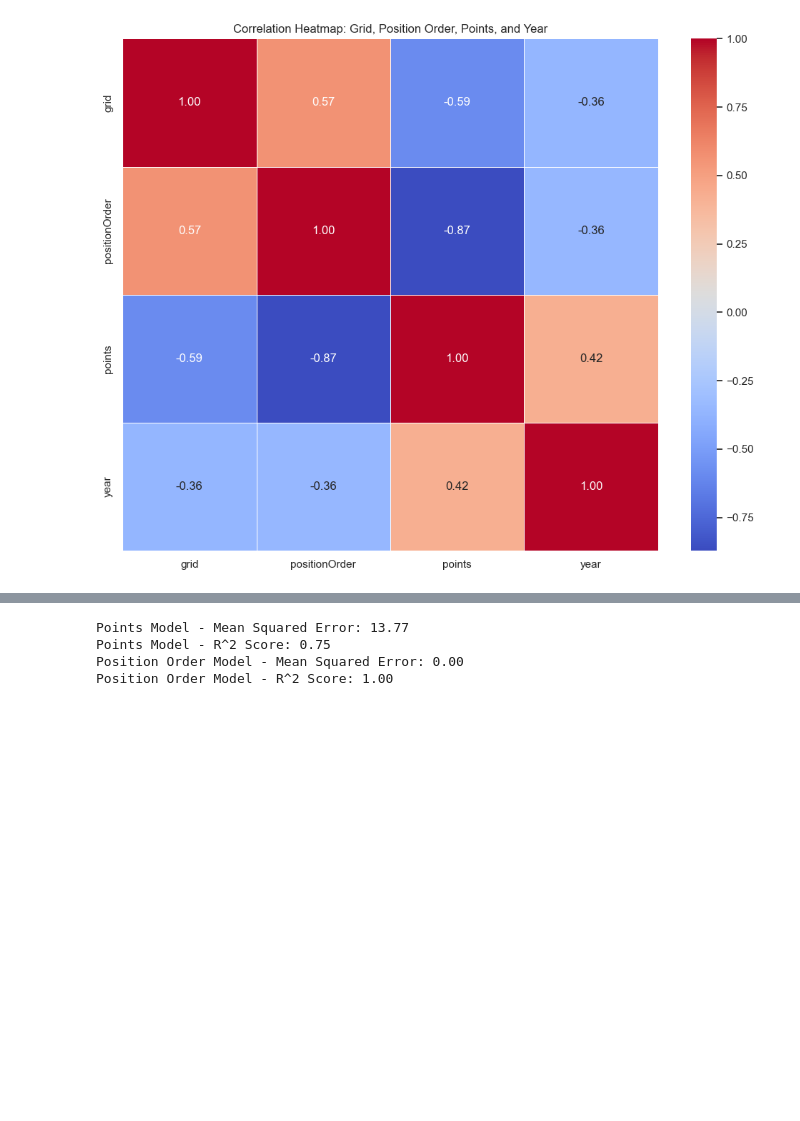
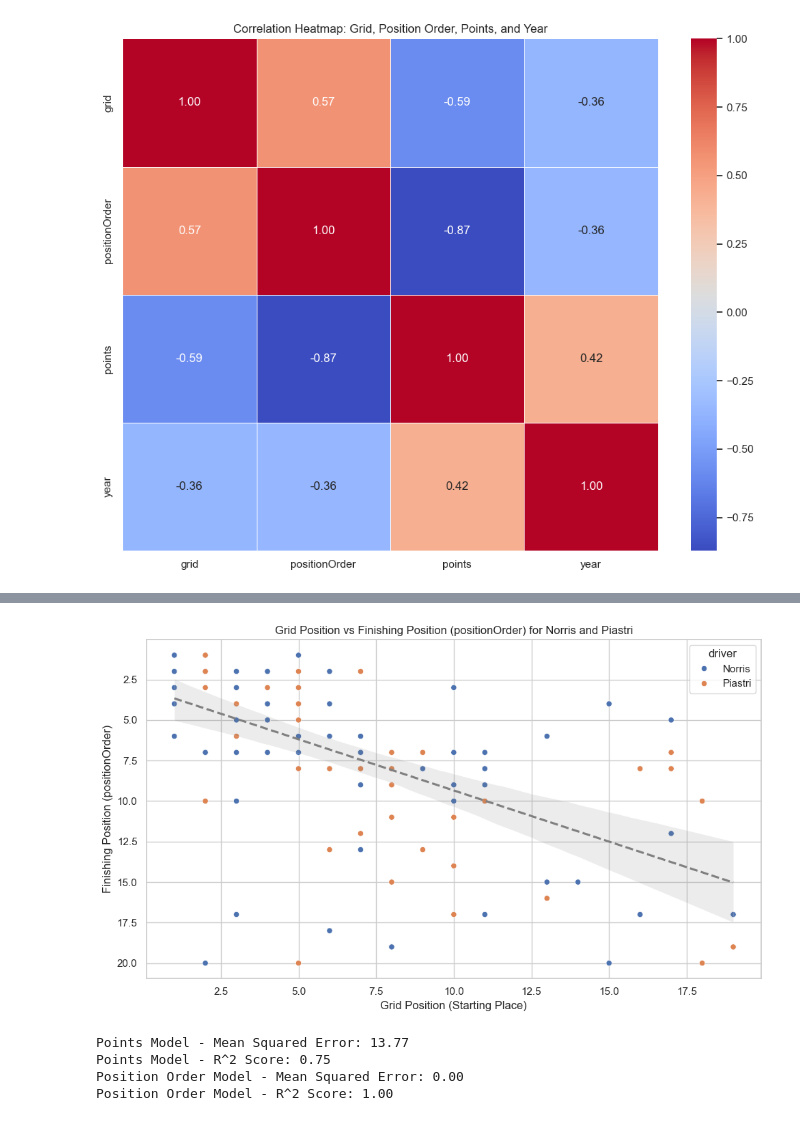
Before and after one commit to ryokofromsales/Mini-Project-IOD-Ryo, a Jupyter notebook: Final Mini Project 1.ipynb, the cells around one changed output, grey strips where cells are left out. Saved outputs shown, nothing was run; the diff lists cells and outputs as text; code cells hidden in the pictures; blank space fills up the shorter version.

```diff
--- a/Final Mini Project 1.ipynb
+++ b/Final Mini Project 1.ipynb
@@ -452,3 +512,24 @@ plt.show()
+# %%
+# Filter for Norris and Piastri
+subset = results_df[results_df['driver'].isin(['Norris', 'Piastri'])]
+
+# Plot
+plt.figure(figsize=(10, 6))
+sns.scatterplot(data=subset, x='grid', y='positionOrder', hue='driver')
+
+# Line of best fit (optional, for trend)
+sns.regplot(data=subset, x='grid', y='positionOrder', scatter=False, color='gray', line_kws={'linestyle':'--'})
+
+# Labels and title
+plt.title('Grid Position vs Finishing Position (positionOrder) for Norris and Piastri')
+plt.xlabel('Grid Position (Starting Place)')
+plt.ylabel('Finishing Position (positionOrder)')
+plt.gca().invert_yaxis()  # Lower values are better, so flip y-axis
+plt.grid(True)
+plt.tight_layout()
+plt.show()
+# %% [output]
+[figure, added]
 # %%
 #hypotheses analysis and linear regression
 # %%
```
Also changed, not shown: parts of 6 cells of this notebook.
